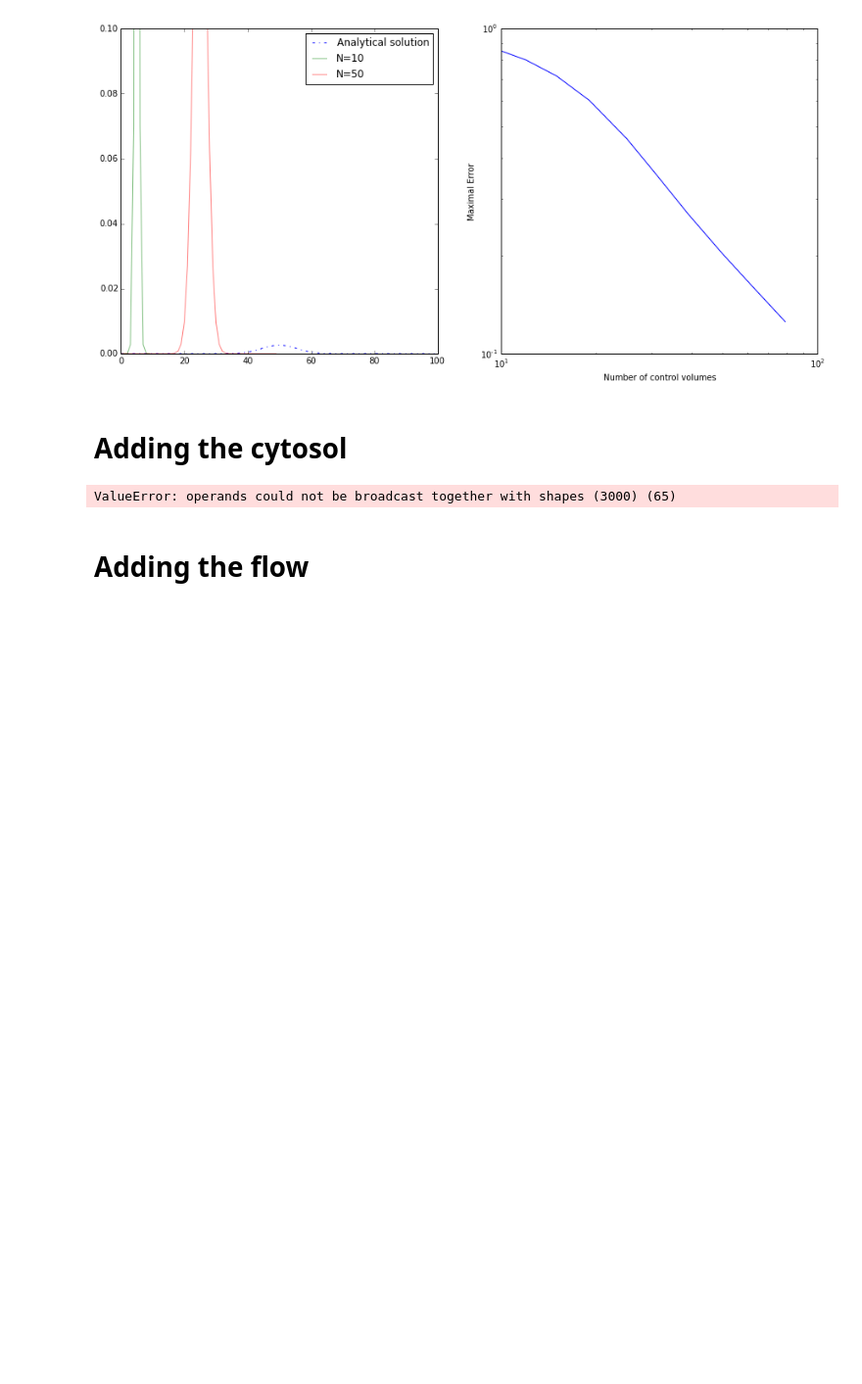
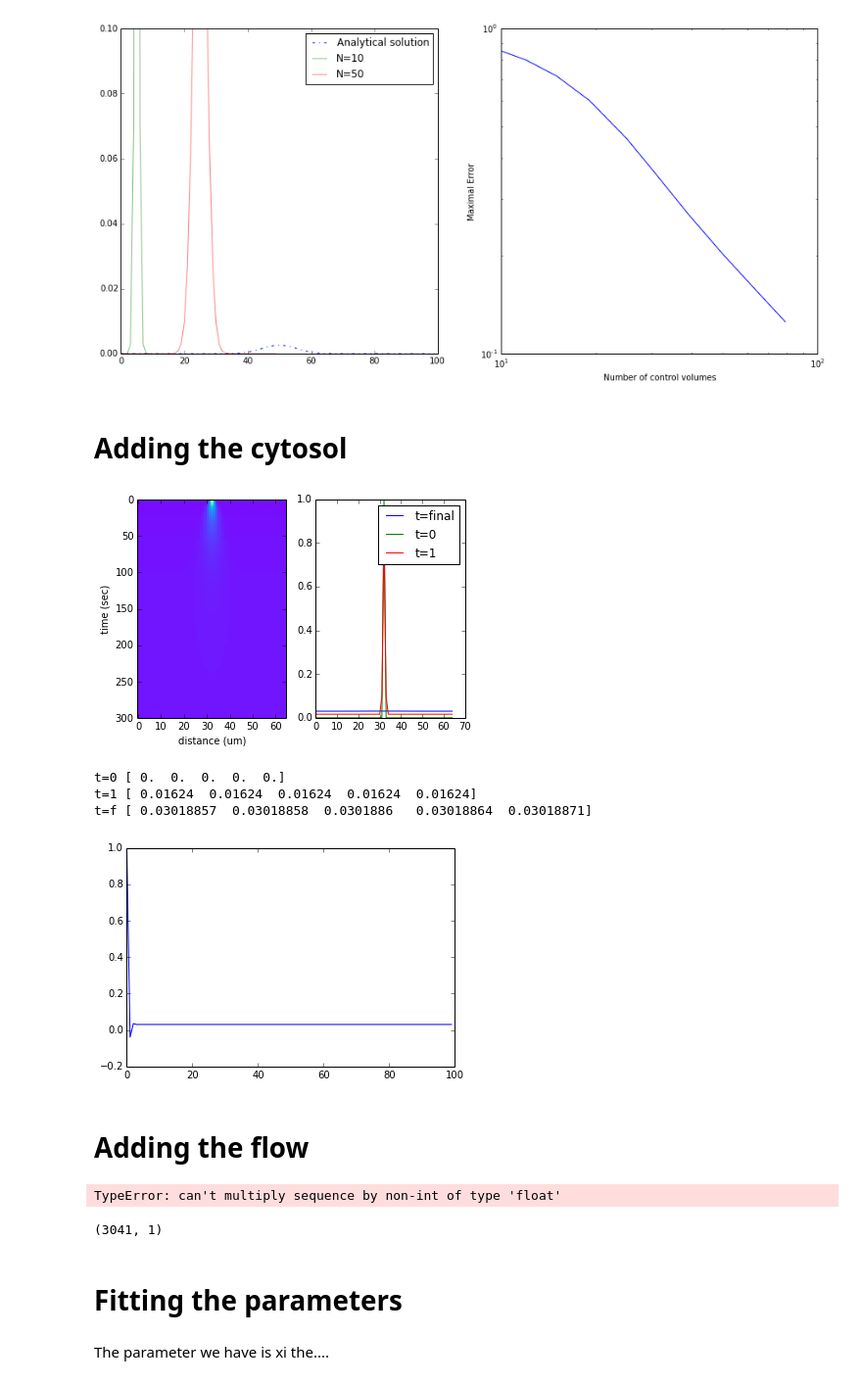
Before and after one commit to geeklhem/polarikss, a Jupyter notebook: model.ipynb, the cells around one changed output. Shown: that part at 98% size. Drawn from its saved outputs; the diff is of its cells as text; code cells hidden in the pictures; blank space fills up the shorter version.

```diff
--- a/model.ipynb
+++ b/model.ipynb
@@ -31,13 +32,11 @@ param["rho"] = 1 #µm--3
 # Cell volume
 paramA["V"] = 1 #µm3
 
-
 # Diffusion
 param["D"] = 0.15 #µm^2.s-1
 paramA["D"] = 0.28 #µm^2.s-1
 
 # Flow
-param["F"] = pandas.read_table("flow-myosin-um-per-min.txt",header=None).values
 param["xi"] = 20
 paramA["xi"] = 0.01
 
@@ -97,7 +96,7 @@ def display(p,cyto=None):
     plt.show()
 
     if cyto is not None:
-        plt.plot(cyto)
+        plt.plot(cyto[:100])
 
     print "t=0", p[0,:5]
     print "t=1", p[1,:5]
@@ -248,27 +247,31 @@ def cytosol(p,param):
     # Time loop
     for t in range(p.shape[0]-1):
         p[t+1,:] = (p[t,:]+
-                    dt*(cyto*param["kon"]*param["psi"]
+                    dt*(cyto[t]*param["kon"]*param["psi"]
                         - p[t,:]*param["koff"]
                         + param["D"] * l**-2 * (np.concatenate((p[t,1:],[p[t,0]]))   -p[t,:])
                         + param["D"] * l**-2 * (np.concatenate(([p[t,-1]],p[t,:-1])) -p[t,:])
                     ))
-        cyto[t+1] = cyto[t] + dt*(-p.shape[1]*cyto*param["kon"]*param["psi"] + np.sum(p[t,:])*param["koff"])
+
+        cyto[t+1] = cyto[t] + dt*(-p.shape[1]*cyto[t]*param["kon"]*param["psi"] + np.sum(p[t,:])*param["koff"])
     return p,cyto
 # %%
 # First we definie an empy matrix (time*space) that we will fill step by step.
-p = np.zeros((3000, 65))
+p = np.zeros((300, 65))
 # Initial conditions : a dirac in the middle.
-p[0,int(p.shape[1]/2)] = 10000
-p[0,5] = 10000
-p[0,25] = 10000
+p[0,int(p.shape[1]/2)] = 1
+
 
 
 # Run the simulation !
 p,cyto = cytosol(p,param)
 display(p,cyto)
 # %% [output]
+[figure, added]
-ValueError: operands could not be broadcast together with shapes (3000) (65)
+t=0 [ 0.  0.  0.  0.  0.]
+t=1 [ 0.01624  0.01624  0.01624  0.01624  0.01624]
+t=f [ 0.03018857  0.03018858  0.0301886   0.03018864  0.03018871]
+[figure, added]
 # %% [markdown]
 # Adding the flow
 # %%
@@ -302,0 +311,14 @@ def play(p,param):
+# %%
+flow = pandas.read_table("flow-myosin-um-per-min_interpolated_40.txt",header=None).values
+print flow.shape
+p = np.zeros((flow.shape[0], 65))
+p[0,int(p.shape[1]/2)] = 1
+p,cyto = model_flow(p,param,flow)
+display(p)
+# %% [output]
+TypeError: can't multiply sequence by non-int of type 'float'
+(3041, 1)
+# %% [markdown]
+# Fitting the parameters
+# %% [markdown]
+The parameter we have is xi the....
```
Also changed, not shown: parts of 3 cells of this notebook, 4 other files.
